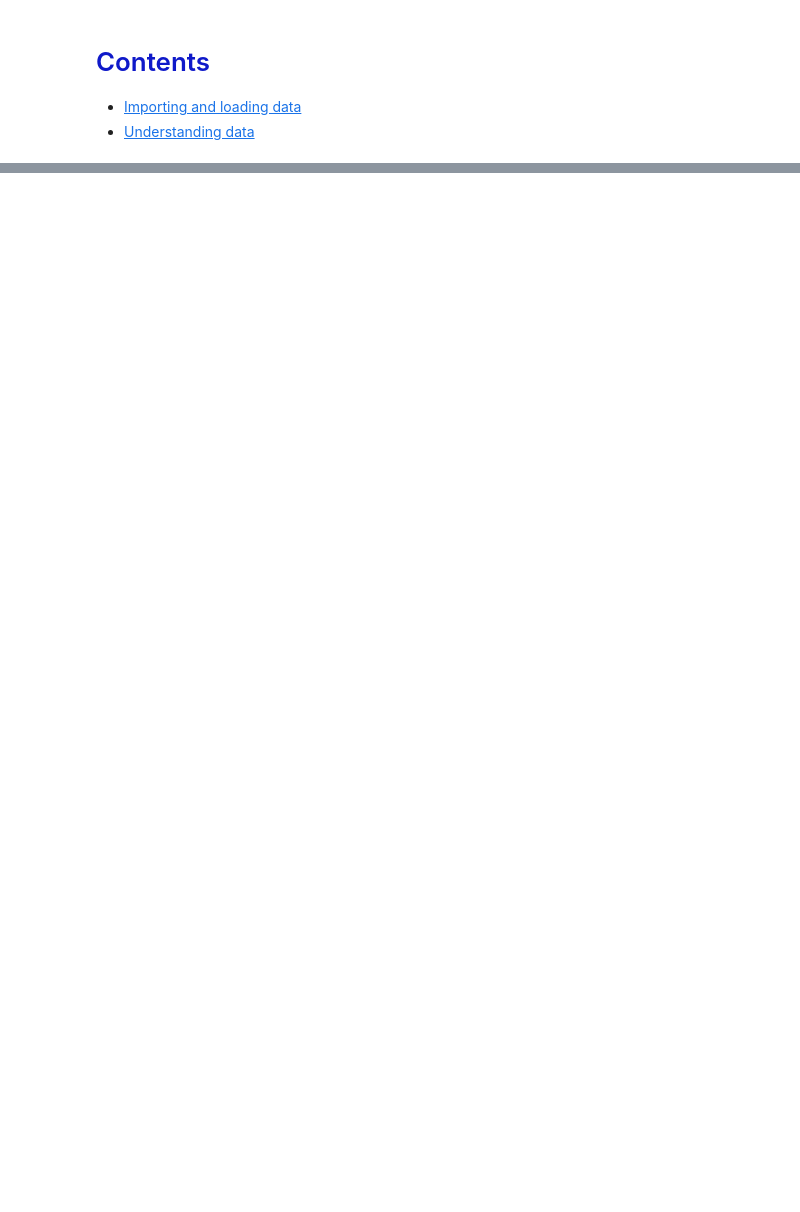
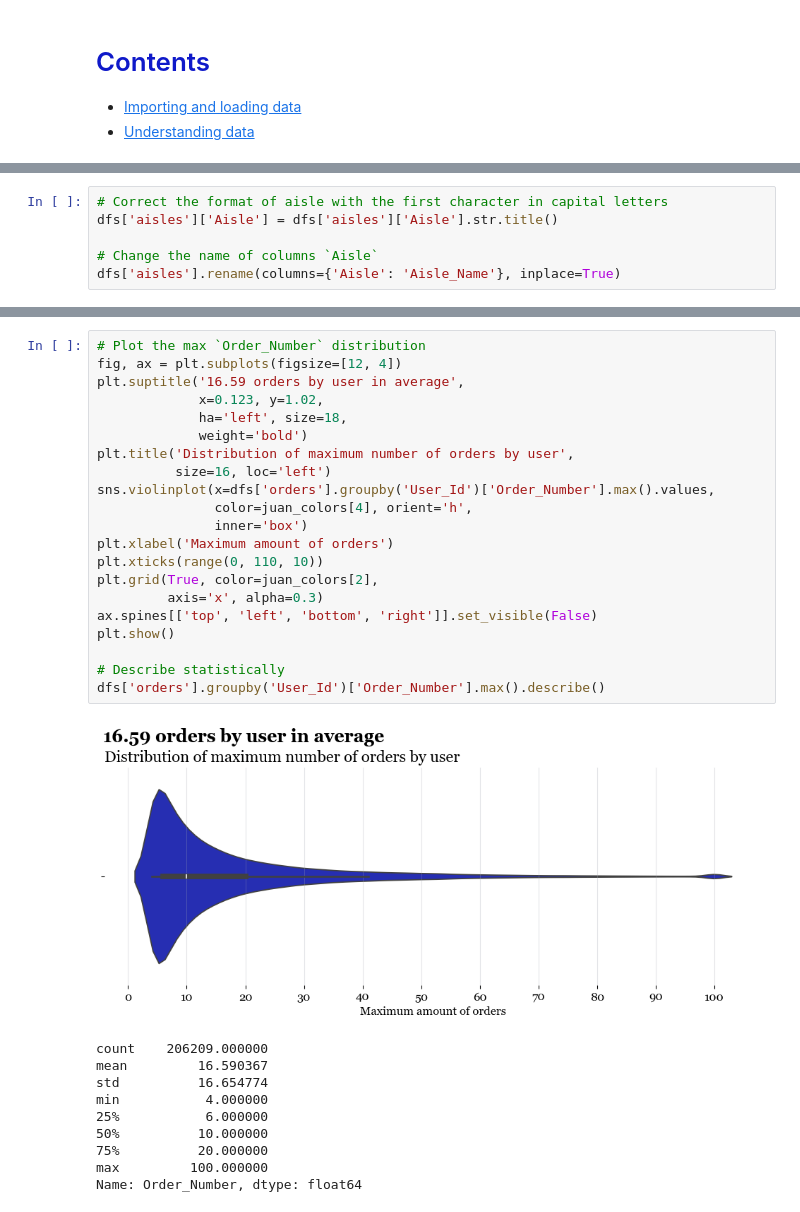
Before and after one commit to juanramosdataexpert/InstacartMarketBasketAnalysis, a Jupyter notebook: Notebooks/EDA.ipynb, the cells around one changed output, grey strips where cells are left out. Cells and saved outputs as stored; diff of their text form; blank space fills up the shorter version.

```diff
--- a/Notebooks/EDA.ipynb
+++ b/Notebooks/EDA.ipynb
@@ -112,0 +137,6 @@ Finally, we fixed the columns name writting the first letter in capital in every
+# %%
+# Correct the format of aisle with the first character in capital letters
+dfs['aisles']['Aisle'] = dfs['aisles']['Aisle'].str.title()
+
+# Change the name of columns `Aisle`
+dfs['aisles'].rename(columns={'Aisle': 'Aisle_Name'}, inplace=True)
@@ -112,0 +241,32 @@ Finally, we fixed the columns name writting the first letter in capital in every
+# %%
+# Plot the max `Order_Number` distribution
+fig, ax = plt.subplots(figsize=[12, 4])
+plt.suptitle('16.59 orders by user in average',
+             x=0.123, y=1.02,
+             ha='left', size=18,
+             weight='bold')
+plt.title('Distribution of maximum number of orders by user',
+          size=16, loc='left')
+sns.violinplot(x=dfs['orders'].groupby('User_Id')['Order_Number'].max().values,
+               color=juan_colors[4], orient='h',
+               inner='box')
+plt.xlabel('Maximum amount of orders')
+plt.xticks(range(0, 110, 10))
+plt.grid(True, color=juan_colors[2],
+         axis='x', alpha=0.3)
+ax.spines[['top', 'left', 'bottom', 'right']].set_visible(False)
+plt.show()
+
+# Describe statistically
+dfs['orders'].groupby('User_Id')['Order_Number'].max().describe()
+# %% [output]
+[figure, added]
+count    206209.000000
+mean         16.590367
+std          16.654774
+min           4.000000
+25%           6.000000
+50%          10.000000
+75%          20.000000
+max         100.000000
+Name: Order_Number, dtype: float64
```
Also changed, not shown: parts of 48 cells of this notebook.
